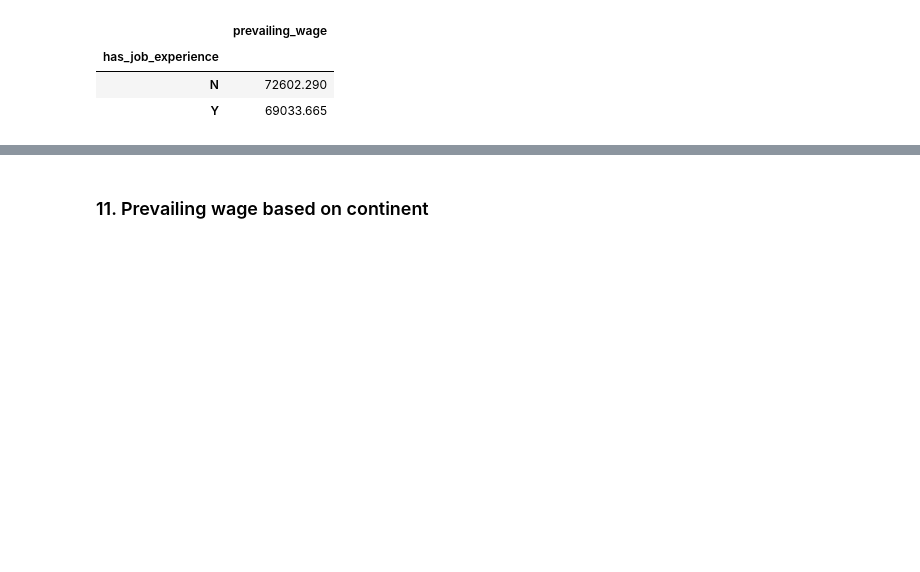
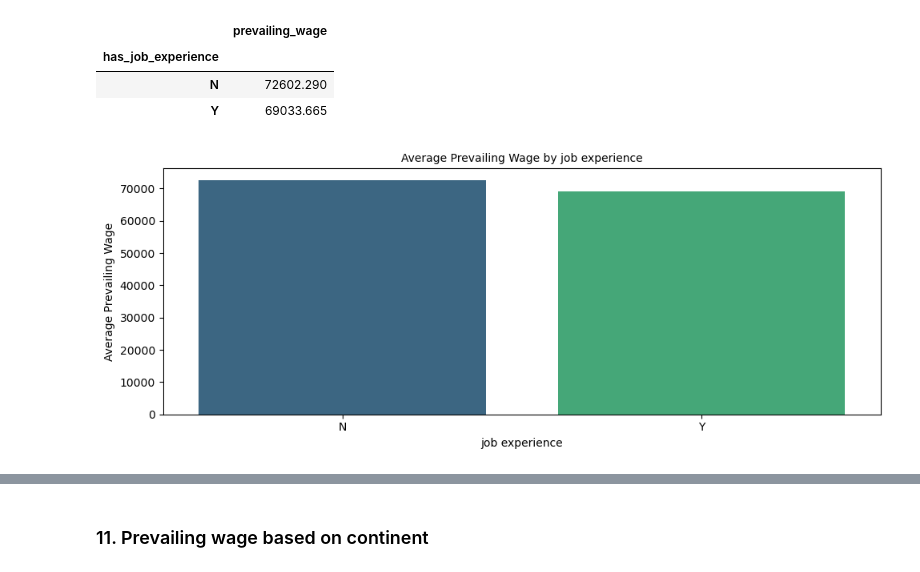
Before and after one commit to RanaSanga85/US-Visa-Approval-Prediction-MLOPs-Project, a Jupyter notebook: notebook/EDA.ipynb, the cells around one changed output, grey strips where cells are left out. Cells and saved outputs as stored; diff of their text form; code cells hidden in the pictures; blank space fills up the shorter version.

```diff
--- a/notebook/EDA.ipynb
+++ b/notebook/EDA.ipynb
@@ -463,3 +489,15 @@ Median Prevailing wage based on Job experience
 | has_job_experience |  |
 | N | 72602.290 |
 | Y | 69033.665 |
+# %%
+df_job_experience = df.groupby('has_job_experience')['prevailing_wage'].median().to_frame().sort_values(by='prevailing_wage',ascending=False)
+plt.figure(figsize=(10, 4))
+sns.barplot(x=df_job_experience.index, y='prevailing_wage', data=df_job_experience, palette='viridis')
+plt.title('Average Prevailing Wage by job experience', fontsize=10)
+plt.xlabel('job experience')
+plt.ylabel('Average Prevailing Wage')
+
+plt.tight_layout()
+plt.show()
+# %% [output]
+[figure, added]
```
Also changed, not shown: parts of 7 cells of this notebook.
